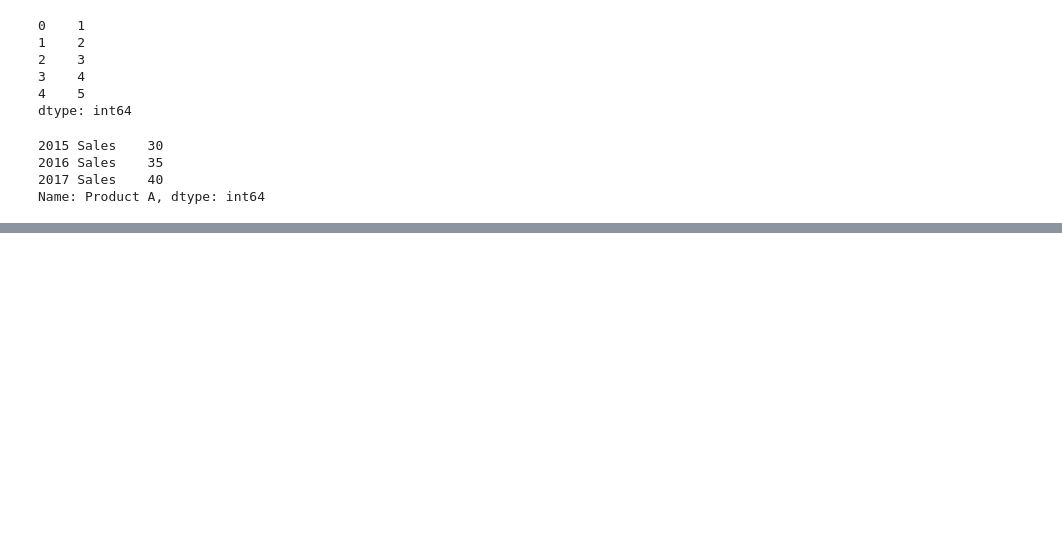
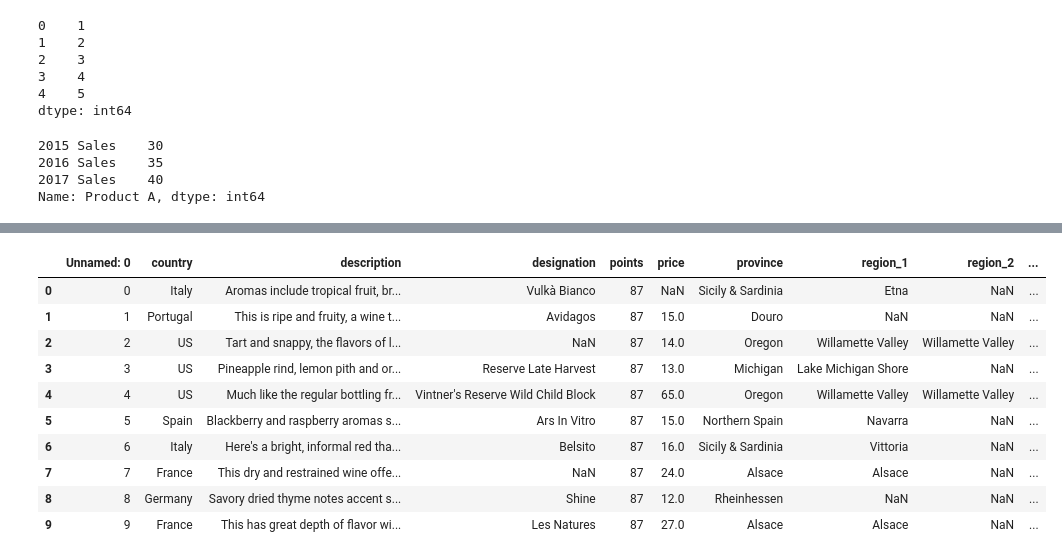
Before and after one commit to GTD2401-ACD-GA-AD25/03-pandas-ricardo-qm, a Jupyter notebook: 01. CreateReadWrite.ipynb, the cells around one changed output, grey strips where cells are left out. Cells and saved outputs as stored; diff of their text form; code cells hidden in the pictures; blank space fills up the shorter version.

```diff
--- a/01. CreateReadWrite.ipynb
+++ b/01. CreateReadWrite.ipynb
@@ -42,0 +74,14 @@ Name: Product A, dtype: int64
+# %%
+wine_reviews.head(10)
+# %% [output]
+|  | Unnamed: 0 | country | description | designation | points | price | province | region_1 | region_2 | ... |
+| 0 | 0 | Italy | Aromas include tropical fruit, br... | Vulkà Bianco | 87 | NaN | Sicily & Sardinia | Etna | NaN | ... |
+| 1 | 1 | Portugal | This is ripe and fruity, a wine t... | Avidagos | 87 | 15.0 | Douro | NaN | NaN | ... |
+| 2 | 2 | US | Tart and snappy, the flavors of l... | NaN | 87 | 14.0 | Oregon | Willamette Valley | Willamette Valley | ... |
+| 3 | 3 | US | Pineapple rind, lemon pith and or... | Reserve Late Harvest | 87 | 13.0 | Michigan | Lake Michigan Shore | NaN | ... |
+| 4 | 4 | US | Much like the regular bottling fr... | Vintner's Reserve Wild Child Block | 87 | 65.0 | Oregon | Willamette Valley | Willamette Valley | ... |
+| 5 | 5 | Spain | Blackberry and raspberry aromas s... | Ars In Vitro | 87 | 15.0 | Northern Spain | Navarra | NaN | ... |
+| 6 | 6 | Italy | Here's a bright, informal red tha... | Belsito | 87 | 16.0 | Sicily & Sardinia | Vittoria | NaN | ... |
+| 7 | 7 | France | This dry and restrained wine offe... | NaN | 87 | 24.0 | Alsace | Alsace | NaN | ... |
+| 8 | 8 | Germany | Savory dried thyme notes accent s... | Shine | 87 | 12.0 | Rheinhessen | NaN | NaN | ... |
+| 9 | 9 | France | This has great depth of flavor wi... | Les Natures | 87 | 27.0 | Alsace | Alsace | NaN | ... |
```
Also changed, not shown: parts of 7 cells of this notebook.
